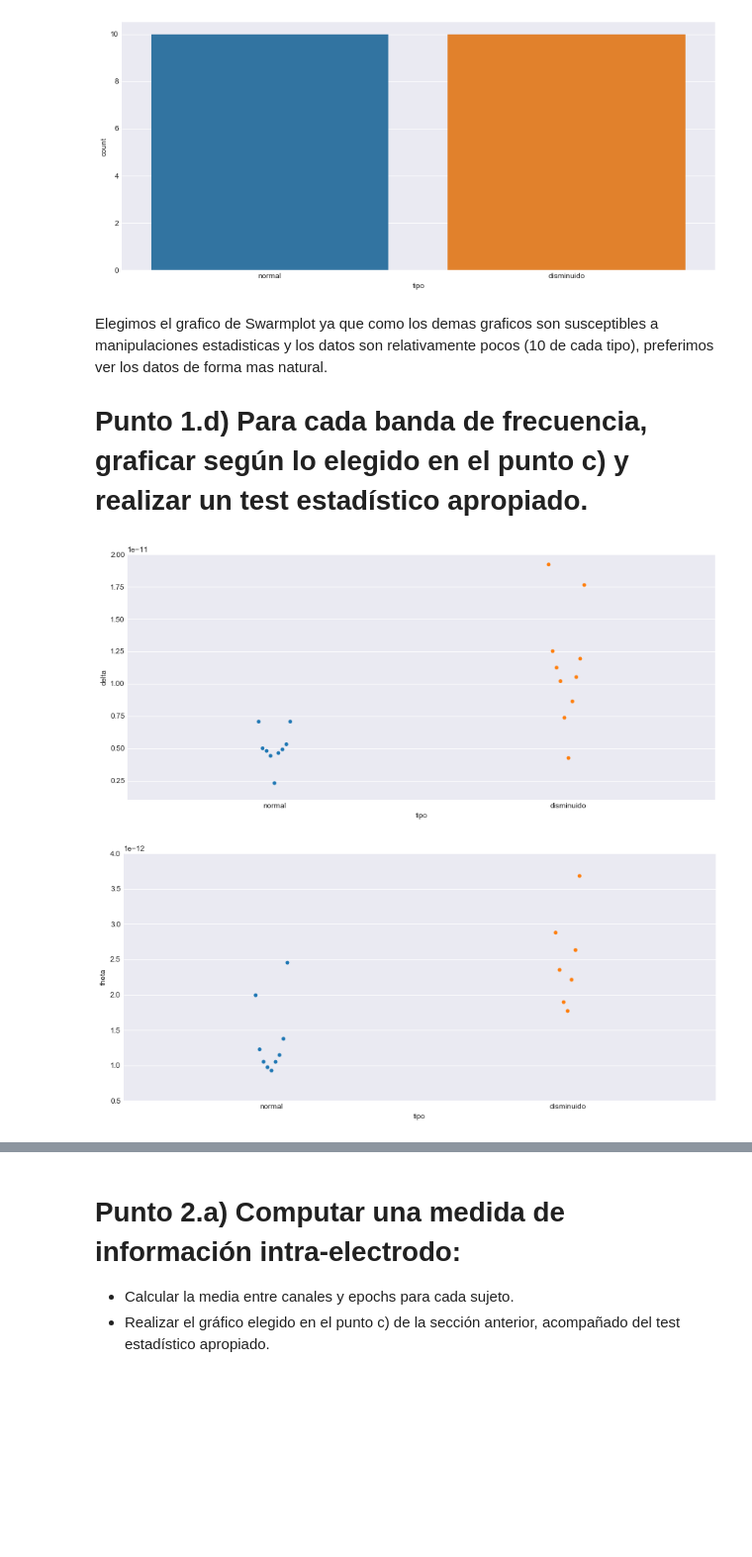
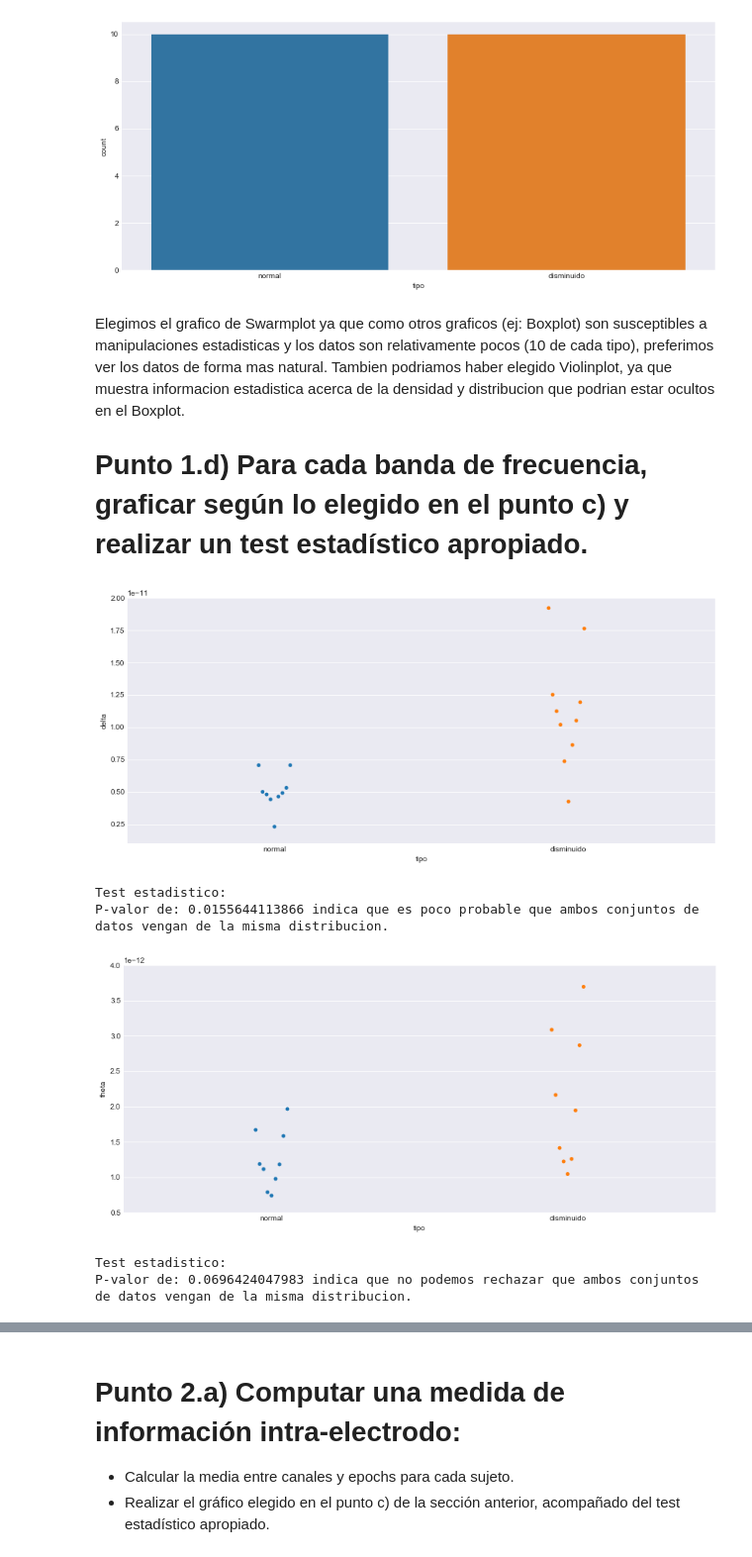
Before and after one commit to lucasputer/CienciaDeDatos, a Jupyter notebook: tp2/TP2.ipynb, the cells around one changed output, grey strips where cells are left out. Shown at 99% size. Drawn from its saved outputs; the diff is of its cells as text; code cells hidden in the pictures; blank space fills up the shorter version.

Commit message:
test estadísticos por frecuencias

```diff
--- a/tp2/TP2.ipynb
+++ b/tp2/TP2.ipynb
@@ -106,17 +106,17 @@ graph_fft(datasets_sujetos[0])
 min_epochs = min([(epoch_count(datasets_sujetos[i]),i) for i in range(0, len(datasets_sujetos))])
 dataset_min_epochs = datasets_sujetos[min_epochs[1]]
 
-# Decision: tomamos 10 epochs y 50 electrodos random para samplear en los casos
-# donde el tiempo de compilacion era demasiado grande.
-epochs_index_random = random_epochs(dataset_min_epochs, 10)
+# Decision: tomamos 20 epochs y 50 electrodos random para samplear en los casos
+# donde el tiempo de ejecucion era demasiado grande.
+epochs_index_random = random_epochs(dataset_min_epochs, 20)
 electrodes_index_random = random_electrodes(dataset_min_epochs, 50)
 # %%
 # Devuelve la timeseries de un dataset en un epoch y electrodo dados
-def get_epoch(epoch_idx,electrodo_idx, dataset):
+def get_timeseries(epoch_idx,electrodo_idx, dataset):
     return dataset[epoch_idx, electrodo_idx, :]
 
 def par_frecuencias_potencias_epoch(epoch_idx,electrodo_idx,dataset):
-    welch_result = scipy.signal.welch(get_epoch(epoch_idx,electrodo_idx,dataset), fs=250)
+    welch_result = scipy.signal.welch(get_timeseries(epoch_idx,electrodo_idx,dataset), fs=250)
     return freq_pots_relevantes(welch_result[0], welch_result[1])
 
 # Dado un dataset y un electrodo devuelve una lista de potencias promedio para cada epoch en 'epochs_index_random'
@@ -215,7 +216,7 @@ def info_intra_electrodo(dataset):
     infos = []
     for i in epochs_index_random:
         for j in electrodes_index_random:
-            infos.append(kolmog_approx(get_epoch(i, j, dataset)))
+            infos.append(kolmog_approx(get_timeseries(i, j, dataset)))
     return np.average(infos)
 
 def info_inter_electrodo(dataset):
@@ -225,7 +226,7 @@ def info_inter_electrodo(dataset):
     entropy_dict = {}
     for i in epochs_index_random:
         for j in electrodes_index_random:
-            symbol_dict[(i, j)] = to_str_symb(get_epoch(i, j, dataset))
+            symbol_dict[(i, j)] = to_str_symb(get_timeseries(i, j, dataset))
             entropy_dict[(i, j)] = entropy(symbol_dict[(i, j)])
     for i in epochs_index_random:
         for j in electrodes_index_random:
@@ -335,21 +336,51 @@ plt.show()
 # %% [output]
 [figure]
 # %% [markdown]
-Elegimos el grafico de Swarmplot ya que como los demas graficos son susceptibles a manipulaciones estadisticas
-y los datos son relativamente pocos (10 de cada tipo), preferimos ver los datos de forma mas natural.
+Elegimos el grafico de Swarmplot ya que como otros graficos (ej: Boxplot) son susceptibles a manipulaciones estadisticas y los datos son relativamente pocos (10 de cada tipo), preferimos ver los datos de forma mas natural. Tambien podriamos haber elegido Violinplot, ya que muestra informacion estadistica acerca de la densidad y distribucion que podrian estar ocultos en el Boxplot.
+
 # Punto 1.d) Para cada banda de frecuencia, graficar según lo elegido en el punto c) y realizar un test estadístico apropiado.
+# %%
+# Asume bandas_frame calculada.
+# Devuelve dada una 'banda' un par de arreglos '(normales, disminuidos)'
+# con la banda especificada para cada sujeto.
+def get_banda_por_tipo(banda):
+    cant_sujetos = len(bandas_frame)
+    normales = bandas_frame[banda][0:cant_sujetos/2]
+    disminuidos = bandas_frame[banda][cant_sujetos/2:cant_sujetos]
+    return (normales, disminuidos)
+
+# The Wilcoxon rank-sum test tests the null hypothesis that two sets of measurements
+# are drawn from the same distribution.
+# Si tenemos nivel de significacion del 0.05, rechazamos la hipotesis nula si pvalue < 0.05.
+# x, y: arreglos de dos conjuntos de numeros de distribuciones no emparentadas a testear.
+nivel_significacion = 0.05
+def test_ranksum(x, y):
+    statistic, pvalue = scipy.stats.ranksums(x, y)
+    print "Test estadistico:"
+    if pvalue < nivel_significacion:
+        print "P-valor de: " + str(pvalue) + " indica que es poco probable que ambos conjuntos de datos vengan de la misma distribucion."
+    else:
+        print "P-valor de: " + str(pvalue) + " indica que no podemos rechazar que ambos conjuntos de datos vengan de la misma distribucion."
 # %%
 sns.swarmplot(x="tipo", y="delta", data=bandas_frame)
 plt.ylim(1e-12, 2e-11)
 plt.show()
+
+test_ranksum(*get_banda_por_tipo("delta"))
 # %% [output]
 [figure]
+Test estadistico:
+P-valor de: 0.0155644113866 indica que es poco probable que ambos conjuntos de datos vengan de la misma distribucion.
 # %%
 sns.swarmplot(x="tipo", y="theta", data=bandas_frame)
 plt.ylim(5e-13, 4e-12)
 plt.show()
+
+test_ranksum(*get_banda_por_tipo("theta"))
 # %% [output]
-[figure, old version]
+[figure, new version]
+Test estadistico:
+P-valor de: 0.0696424047983 indica que no podemos rechazar que ambos conjuntos de datos vengan de la misma distribucion.
 # %%
 sns.swarmplot(x="tipo", y="beta", data=bandas_frame)
 plt.ylim(8e-14, 5e-13)
```
Also changed, not shown: parts of 5 cells of this notebook.
